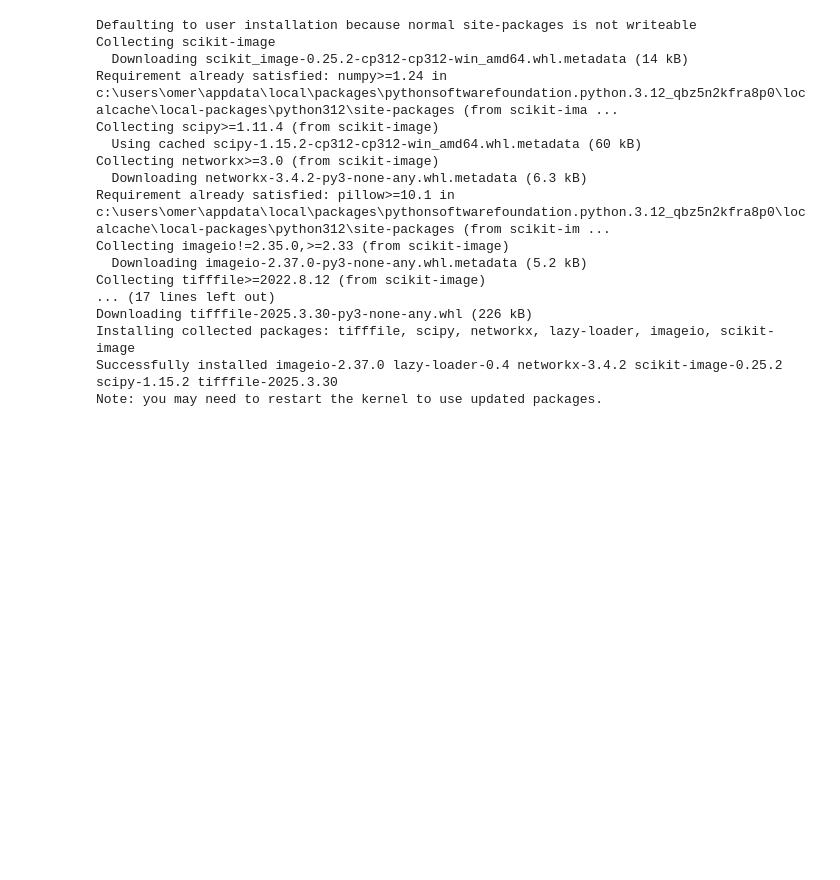
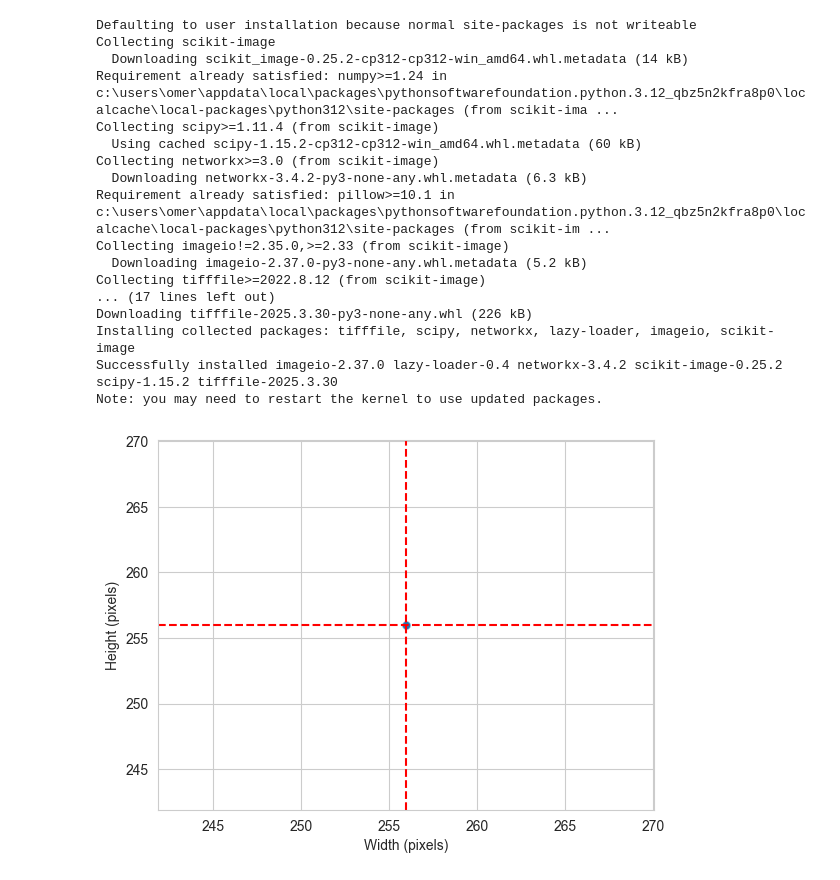
Before and after one commit to omerahm69/project_5, a Jupyter notebook: jupyter_notebooks/Data visualization.ipynb, the cells around one changed output. Drawn from its saved outputs; the diff is of its cells as text; code cells hidden in the pictures; blank space fills up the shorter version.

Commit message:
Dealed with image data visualization

```diff
--- a/jupyter_notebooks/Data visualization.ipynb
+++ b/jupyter_notebooks/Data visualization.ipynb
@@ -157,20 +132,3 @@ for label in labels:
-# %%
-image_extensions = ('.jpg', '.jpeg', '.png', '.bmp')
-
-for label in labels:
-    folder_path = os.path.join(train_path, label)
-    for image_filename in os.listdir(folder_path):
-        if not image_filename.lower().endswith(image_extensions):
-            continue
-        image_path = os.path.join(folder_path, image_filename)
-        try:
-            img = imread(image_path)
-            if img.ndim == 3:
-                d1, d2, _ = img.shape
-                dim1.append(d1)
-                dim2.append(d2)
-        except Exception as e:
-            print(f"Failed to read image: {image_path} | Error: {e}")
 # %%
 pip install scikit-image
 # %% [output]
@@ -192,50 +150,24 @@ Installing collected packages: tifffile, scipy, networkx, lazy-loader, imageio,
 Successfully installed imageio-2.37.0 lazy-loader-0.4 networkx-3.4.2 scikit-image-0.25.2 scipy-1.15.2 tifffile-2025.3.30
 Note: you may need to restart the kernel to use updated packages.
 # %%
-import os
-from skimage.io import imread
-import numpy as np
-import matplotlib.pyplot as plt
-import seaborn as sns
+dim1, dim2 = [], []
+for label in labels:
+    for image_filename in os.listdir(train_path + '/' + label):
+        img = imread(train_path + '/' + label + '/' + image_filename)
+        d1, d2, colors = img.shape
+        dim1.append(d1)  # image height
+        dim2.append(d2)  # image width
 
-train_path = 'inputs/cherry-leaves_dataset/cherry-leaves/train'
-labels = ['healthy', 'powdery_mildew']
-image_extensions = ('.jpg', '.jpeg', '.png')
-
-dim1, dim2 = [], []
-
-for label in labels:
-    folder_path = os.path.join(train_path, label)
-    if not os.path.exists(folder_path):
-        print(f"Folder not found: {folder_path}")
-        continue
-
-    for image_filename in os.listdir(folder_path):
-        if not image_filename.lower().endswith(image_extensions):
-            continue
-
-        image_path = os.path.join(folder_path, image_filename)
-        try:
-            img = imread(image_path)
-            if img.ndim == 3:
-                d1, d2, _ = img.shape
-                dim1.append(d1)
-                dim2.append(d2)
-        except Exception as e:
-            print(f"Could not read {image_path}: {e}")
-
-if dim1 and dim2:
-    sns.set_style("whitegrid")
-    fig, axes = plt.subplots()
-    sns.scatterplot(x=dim2, y=dim1, alpha=0.2)
-    axes.set_xlabel("Width (pixels)")
-    axes.set_ylabel("Height (pixels)")
-    dim1_mean = int(np.array(dim1).mean())
-    dim2_mean = int(np.array(dim2).mean())
-    axes.axvline(x=dim2_mean, color='r', linestyle='--')
-    axes.axhline(y=dim1_mean, color='r', linestyle='--')
-    plt.show()
-    print(f"Width average: {dim2_mean} \nHeight average: {dim1_mean}")
-else:
-    print("No valid images found.")
+sns.set_style("whitegrid")
+fig, axes = plt.subplots()
+sns.scatterplot(x=dim2, y=dim1, alpha=0.2)
+axes.set_xlabel("Width (pixels)")
+axes.set_ylabel("Height (pixels)")
+dim1_mean = int(np.array(dim1).mean())
+dim2_mean = int(np.array(dim2).mean())
+axes.axvline(x=dim1_mean, color='r', linestyle='--')
+axes.axhline(y=dim2_mean, color='r', linestyle='--')
+plt.show()
+print(f"Width average: {dim2_mean} \nHeight average: {dim1_mean}")
 # %% [output]
+[figure, added]
```
Also changed, not shown: parts of 24 cells of this notebook, 4 other files.
